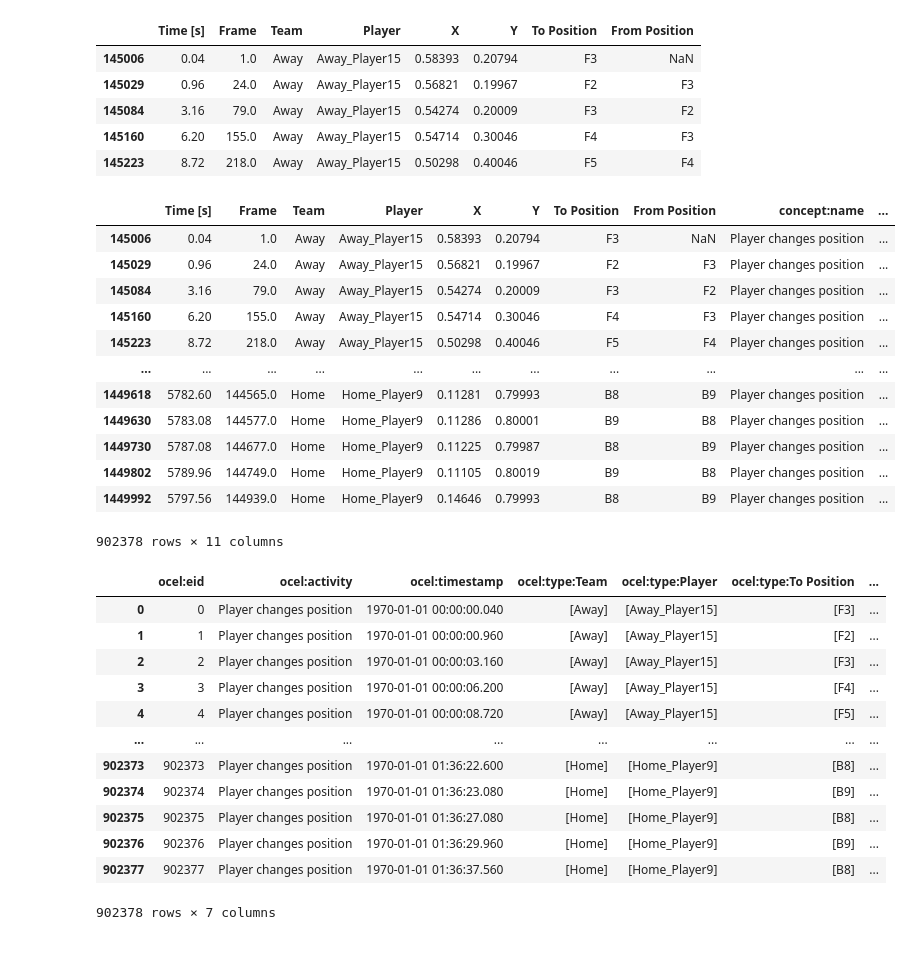
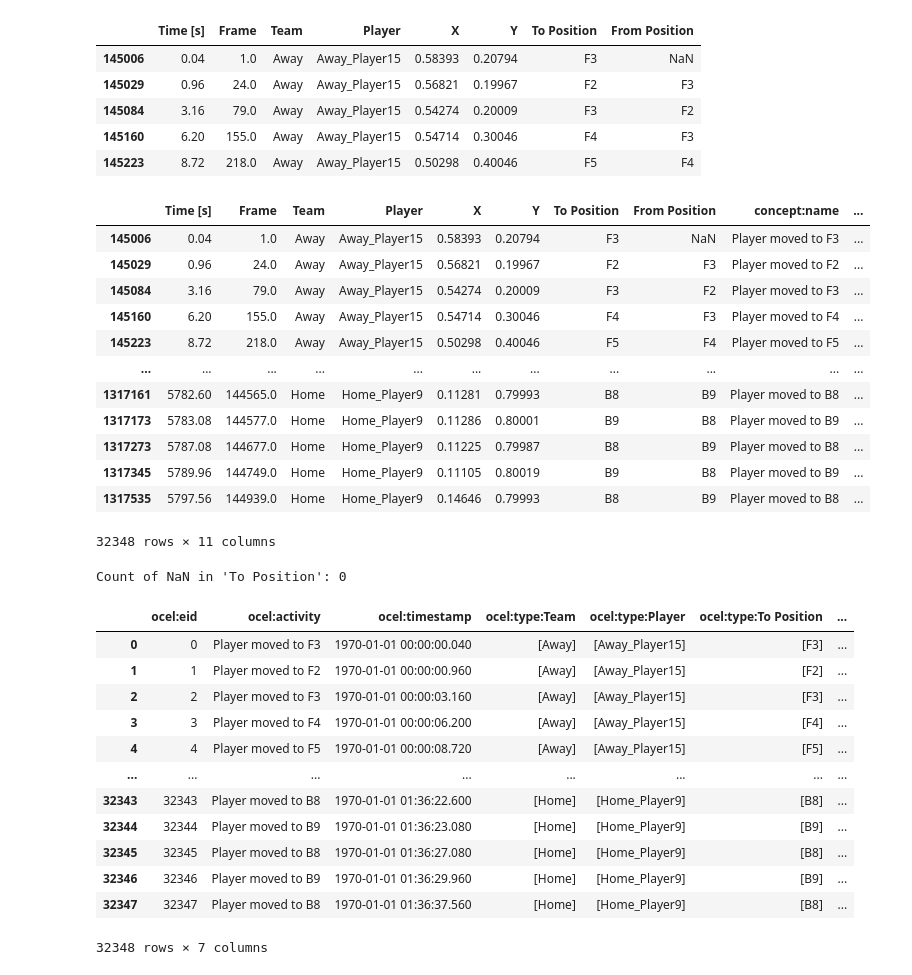
Before and after one commit to VitoChan01/Soccer, a Jupyter notebook: import_tracking_data.ipynb, the cells around one changed output. Cells and saved outputs as stored; diff of their text form; code cells hidden in the pictures.

```diff
--- a/import_tracking_data.ipynb
+++ b/import_tracking_data.ipynb
@@ -67,14 +67,16 @@ def reshape_tracking(df, team_label):
             x_col = col
             y_col = f"Unnamed: {int(df.columns.get_loc(col)) + 1}"
             for _, row in df.iterrows():
-                long_rows.append({
-                    "Time [s]": row["Time [s]"],
-                    "Frame": row["Frame"],
-                    "Team": team_label.capitalize(),
-                    "Player": f"{team_label.capitalize()}_{col}",
-                    "X": row[x_col],
-                    "Y": row[y_col]
-                })
+                # only append if X and Y is not NaN
+                if pd.notna(row[x_col]) and pd.notna(row[y_col]):
+                    long_rows.append({
+                        "Time [s]": row["Time [s]"],
+                        "Frame": row["Frame"],
+                        "Team": team_label.capitalize(),
+                        "Player": f"{team_label.capitalize()}_{col}",
+                        "X": row[x_col],
+                        "Y": row[y_col]
+                    })
     return pd.DataFrame(long_rows)
 
 tracking_long_home_df = reshape_tracking(tracking_data_home_df, "home")
@@ -126,29 +128,34 @@ See the caveats in the documentation: https://pandas.pydata.org/pandas-docs/stab
 # %%
 # format dataframe for ocel
 def format_ocel_df(tracking_df):
     ocel_df = tracking_df.copy()
-    ocel_df['concept:name'] = f"Player changes position"
+    ocel_df['concept:name'] = "Player moved to " + ocel_df['To Position'].astype(str)
     ocel_df['case:concept:name'] = ocel_df['Team']
     ocel_df['time:timestamp'] = pd.to_datetime(ocel_df['Time [s]'], unit='s')
 
     return ocel_df
 
 ocel_df = format_ocel_df(tracking_grid_change_events_df)
 ocel_df
 # %% [output]
 |  | Time [s] | Frame | Team | Player | X | Y | To Position | From Position | concept:name | ... |
-| 145006 | 0.04 | 1.0 | Away | Away_Player15 | 0.58393 | 0.20794 | F3 | NaN | Player changes position | ... |
-| 145029 | 0.96 | 24.0 | Away | Away_Player15 | 0.56821 | 0.19967 | F2 | F3 | Player changes position | ... |
-| 145084 | 3.16 | 79.0 | Away | Away_Player15 | 0.54274 | 0.20009 | F3 | F2 | Player changes position | ... |
-| 145160 | 6.20 | 155.0 | Away | Away_Player15 | 0.54714 | 0.30046 | F4 | F3 | Player changes position | ... |
-| 145223 | 8.72 | 218.0 | Away | Away_Player15 | 0.50298 | 0.40046 | F5 | F4 | Player changes position | ... |
+| 145006 | 0.04 | 1.0 | Away | Away_Player15 | 0.58393 | 0.20794 | F3 | NaN | Player moved to F3 | ... |
+| 145029 | 0.96 | 24.0 | Away | Away_Player15 | 0.56821 | 0.19967 | F2 | F3 | Player moved to F2 | ... |
+| 145084 | 3.16 | 79.0 | Away | Away_Player15 | 0.54274 | 0.20009 | F3 | F2 | Player moved to F3 | ... |
+| 145160 | 6.20 | 155.0 | Away | Away_Player15 | 0.54714 | 0.30046 | F4 | F3 | Player moved to F4 | ... |
+| 145223 | 8.72 | 218.0 | Away | Away_Player15 | 0.50298 | 0.40046 | F5 | F4 | Player moved to F5 | ... |
 | ... | ... | ... | ... | ... | ... | ... | ... | ... | ... | ... |
-| 1449618 | 5782.60 | 144565.0 | Home | Home_Player9 | 0.11281 | 0.79993 | B8 | B9 | Player changes position | ... |
-| 1449630 | 5783.08 | 144577.0 | Home | Home_Player9 | 0.11286 | 0.80001 | B9 | B8 | Player changes position | ... |
-| 1449730 | 5787.08 | 144677.0 | Home | Home_Player9 | 0.11225 | 0.79987 | B8 | B9 | Player changes position | ... |
-| 1449802 | 5789.96 | 144749.0 | Home | Home_Player9 | 0.11105 | 0.80019 | B9 | B8 | Player changes position | ... |
-| 1449992 | 5797.56 | 144939.0 | Home | Home_Player9 | 0.14646 | 0.79993 | B8 | B9 | Player changes position | ... |
+| 1317161 | 5782.60 | 144565.0 | Home | Home_Player9 | 0.11281 | 0.79993 | B8 | B9 | Player moved to B8 | ... |
+| 1317173 | 5783.08 | 144577.0 | Home | Home_Player9 | 0.11286 | 0.80001 | B9 | B8 | Player moved to B9 | ... |
+| 1317273 | 5787.08 | 144677.0 | Home | Home_Player9 | 0.11225 | 0.79987 | B8 | B9 | Player moved to B8 | ... |
+| 1317345 | 5789.96 | 144749.0 | Home | Home_Player9 | 0.11105 | 0.80019 | B9 | B8 | Player moved to B9 | ... |
+| 1317535 | 5797.56 | 144939.0 | Home | Home_Player9 | 0.14646 | 0.79993 | B8 | B9 | Player moved to B8 | ... |
-902378 rows × 11 columns
+32348 rows × 11 columns
+# %%
+# count isna in "to position" format_ocel_df
+print("Count of NaN in 'To Position':", ocel_df['To Position'].isna().sum())
+# %% [output]
+Count of NaN in 'To Position': 0
 # %%
 # convert data frame to event log
 event_log = pm4py.convert_to_event_log(ocel_df)
@@ -162,18 +169,18 @@ ocel = log_to_ocel(event_log, activity_column='concept:name',
 ocel.get_extended_table()
 # %% [output]
 |  | ocel:eid | ocel:activity | ocel:timestamp | ocel:type:Team | ocel:type:Player | ocel:type:To Position | ... |
-| 0 | 0 | Player changes position | 1970-01-01 00:00:00.040 | [Away] | [Away_Player15] | [F3] | ... |
-| 1 | 1 | Player changes position | 1970-01-01 00:00:00.960 | [Away] | [Away_Player15] | [F2] | ... |
-| 2 | 2 | Player changes position | 1970-01-01 00:00:03.160 | [Away] | [Away_Player15] | [F3] | ... |
-| 3 | 3 | Player changes position | 1970-01-01 00:00:06.200 | [Away] | [Away_Player15] | [F4] | ... |
-| 4 | 4 | Player changes position | 1970-01-01 00:00:08.720 | [Away] | [Away_Player15] | [F5] | ... |
+| 0 | 0 | Player moved to F3 | 1970-01-01 00:00:00.040 | [Away] | [Away_Player15] | [F3] | ... |
+| 1 | 1 | Player moved to F2 | 1970-01-01 00:00:00.960 | [Away] | [Away_Player15] | [F2] | ... |
+| 2 | 2 | Player moved to F3 | 1970-01-01 00:00:03.160 | [Away] | [Away_Player15] | [F3] | ... |
+| 3 | 3 | Player moved to F4 | 1970-01-01 00:00:06.200 | [Away] | [Away_Player15] | [F4] | ... |
+| 4 | 4 | Player moved to F5 | 1970-01-01 00:00:08.720 | [Away] | [Away_Player15] | [F5] | ... |
 | ... | ... | ... | ... | ... | ... | ... | ... |
-| 902373 | 902373 | Player changes position | 1970-01-01 01:36:22.600 | [Home] | [Home_Player9] | [B8] | ... |
-| 902374 | 902374 | Player changes position | 1970-01-01 01:36:23.080 | [Home] | [Home_Player9] | [B9] | ... |
-| 902375 | 902375 | Player changes position | 1970-01-01 01:36:27.080 | [Home] | [Home_Player9] | [B8] | ... |
-| 902376 | 902376 | Player changes position | 1970-01-01 01:36:29.960 | [Home] | [Home_Player9] | [B9] | ... |
-| 902377 | 902377 | Player changes position | 1970-01-01 01:36:37.560 | [Home] | [Home_Player9] | [B8] | ... |
+| 32343 | 32343 | Player moved to B8 | 1970-01-01 01:36:22.600 | [Home] | [Home_Player9] | [B8] | ... |
+| 32344 | 32344 | Player moved to B9 | 1970-01-01 01:36:23.080 | [Home] | [Home_Player9] | [B9] | ... |
+| 32345 | 32345 | Player moved to B8 | 1970-01-01 01:36:27.080 | [Home] | [Home_Player9] | [B8] | ... |
+| 32346 | 32346 | Player moved to B9 | 1970-01-01 01:36:29.960 | [Home] | [Home_Player9] | [B9] | ... |
+| 32347 | 32347 | Player moved to B8 | 1970-01-01 01:36:37.560 | [Home] | [Home_Player9] | [B8] | ... |
-902378 rows × 7 columns
+32348 rows × 7 columns
 # %%
 # write ocel out to .jsonocel
 path = "tracking_game1.jsonocel"
```
